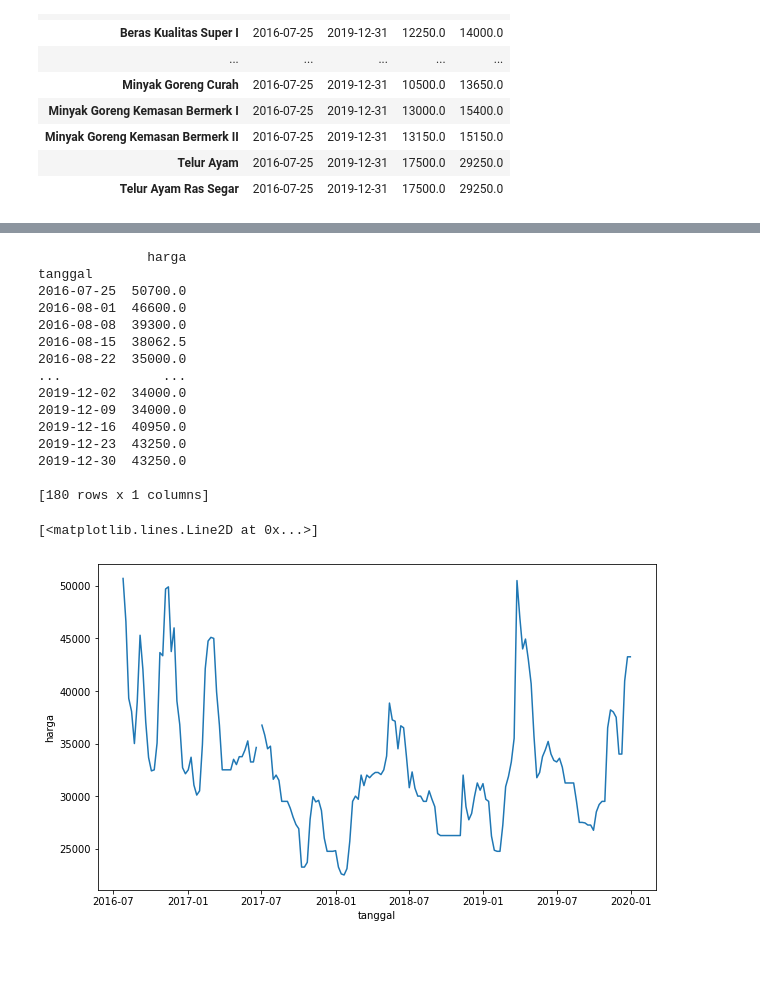
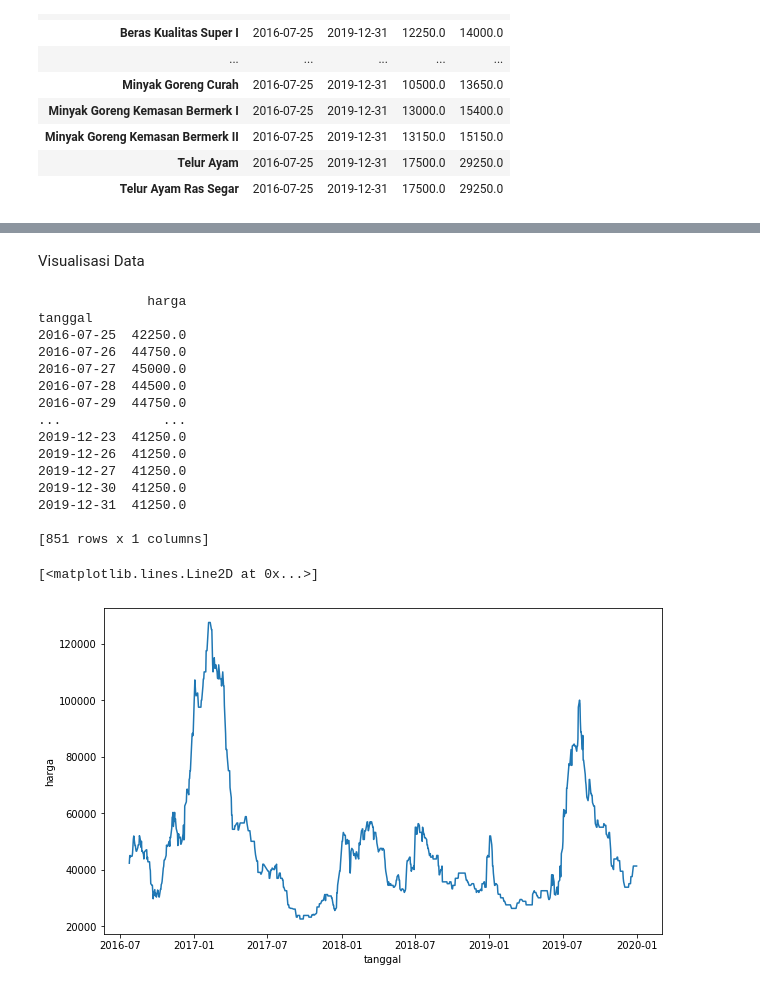
Before and after one commit to ferdinand-lanvino/commodity-predictor, a Jupyter notebook: commodity-price-predictor.ipynb, the cells around one changed output, grey strips where cells are left out. Drawn from its saved outputs; the diff is of its cells as text; code cells hidden in the pictures; blank space fills up the shorter version.

Commit message:
Coba visualisasi

```diff
--- a/commodity-price-predictor.ipynb
+++ b/commodity-price-predictor.ipynb
@@ -159,6 +159,8 @@ print(ds.info())
 indexedDataset = dataset.set_index(['tanggal'])
 indexedDataset.head(5)
 print(indexedDataset.info())
+#Remove null value
+dataset = dataset.dropna(how='any',axis=0)
 # %% [output]
 <class 'pandas.core.frame.DataFrame'>
 RangeIndex: 26232 entries, 0 to 26231
@@ -205,12 +211,13 @@ monthly_data
 | Telur Ayam | 2016-07-25 | 2019-12-31 | 17500.0 | 29250.0 |
 | Telur Ayam Ras Segar | 2016-07-25 | 2019-12-31 | 17500.0 | 29250.0 |
 # %%
-# Convert every category
+# Convert dataset to every category
 bawang_merah = dataset[dataset.komoditas=='Bawang Merah']
 bawang_putih = dataset[dataset.komoditas=='Bawang Putih']
 beras = dataset[dataset.komoditas=='Beras']
 cabai_merah = dataset[dataset.komoditas=='Cabai Merah']
 cabai_rawit = dataset[dataset.komoditas=='Cabai Rawit']
+
 daging_ayam = dataset[dataset.komoditas=='Daging Ayam']
 daging_sapi = dataset[dataset.komoditas=='Daging Sapi']
 gula_pasir = dataset[dataset.komoditas=='Gula Pasir']
@@ -219,7 +226,33 @@ telur_ayam = dataset[dataset.komoditas=='Telur Ayam']
 
 #view only 'tanggal'(date) and 'harga'(price) column and  set index by 'tanggal'(date)
 bawang_merah_daily = bawang_merah[['tanggal','harga']].set_index(['tanggal'])
-print("bawang merah",bawang_merah_daily)
-#resampling per 7 days
-bawang_merah_weekly = bawang_merah_daily.resample('7D').mean()
+print("======================\n","Bawang Merah\n",bawang_merah_daily)
+
+bawang_putih_daily = bawang_putih[['tanggal','harga']].set_index(['tanggal'])
+print("======================\n","Bawang Putih\n",bawang_putih_daily)
+
+beras_daily = beras[['tanggal','harga']].set_index(['tanggal'])
+print("======================\n","Beras\n",beras_daily)
+
+cabai_merah_daily = cabai_merah[['tanggal','harga']].set_index(['tanggal'])
+print("======================\n","Cabai Merah\n",cabai_merah_daily)
+
+cabai_rawit_daily = cabai_rawit[['tanggal','harga']].set_index(['tanggal'])
+print("======================\n","Cabai Rawit\n",cabai_rawit_daily)
+
+
+daging_ayam_daily = daging_ayam[['tanggal','harga']].set_index(['tanggal'])
+print("======================\n","Daging Ayam\n",daging_ayam_daily)
+
+daging_sapi_daily = daging_sapi[['tanggal','harga']].set_index(['tanggal'])
+print("======================\n","Daging Sapi\n",daging_sapi_daily)
+
+gula_pasir_daily = gula_pasir[['tanggal','harga']].set_index(['tanggal'])
+print("======================\n","Gula Pasir\n",gula_pasir_daily)
+
+minyak_goreng_daily = minyak_goreng[['tanggal','harga']].set_index(['tanggal'])
+print("======================\n","Minyak Goreng\n",minyak_goreng_daily)
+
+telur_ayam_daily = telur_ayam[['tanggal','harga']].set_index(['tanggal'])
+print("======================\n","Telur Ayam\n",telur_ayam_daily)
 # %% [output]
@@ -241,23 +304,25 @@ tanggal
+# %% [markdown]
+Visualisasi Data
 # %%
 plt.xlabel('tanggal')
 plt.ylabel('harga')
-print(bawang_merah_weekly)
-plt.plot(bawang_merah_weekly)
+print(cabai_rawit_daily)
+plt.plot(cabai_rawit_daily)
 # %% [output]
               harga
 tanggal
-2016-07-25  50700.0
-2016-08-01  46600.0
-2016-08-08  39300.0
-2016-08-15  38062.5
-2016-08-22  35000.0
+2016-07-25  42250.0
+2016-07-26  44750.0
+2016-07-27  45000.0
+2016-07-28  44500.0
+2016-07-29  44750.0
 ...             ...
-2019-12-02  34000.0
-2019-12-09  34000.0
-2019-12-16  40950.0
-2019-12-23  43250.0
-2019-12-30  43250.0
+2019-12-23  41250.0
+2019-12-26  41250.0
+2019-12-27  41250.0
+2019-12-30  41250.0
+2019-12-31  41250.0
 
-[180 rows x 1 columns]
+[851 rows x 1 columns]
 [<matplotlib.lines.Line2D at 0x...>]
-[figure, old version]
+[figure, new version]
```
Also changed, not shown: parts of 5 cells of this notebook.
